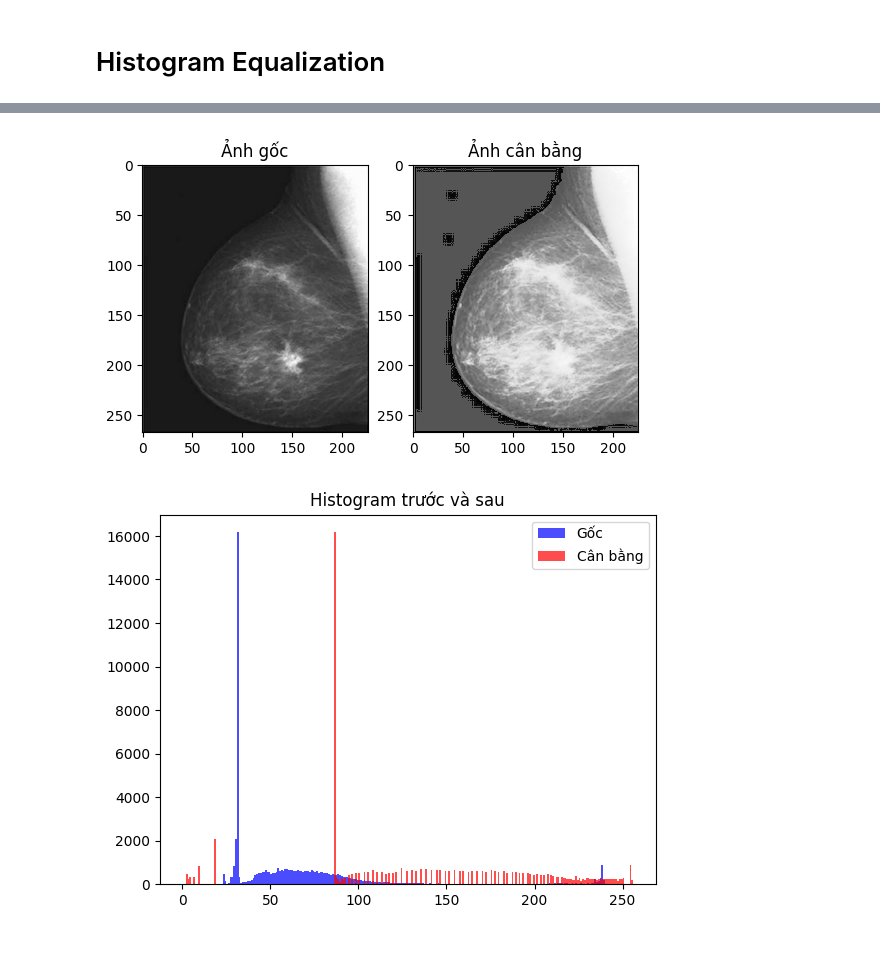
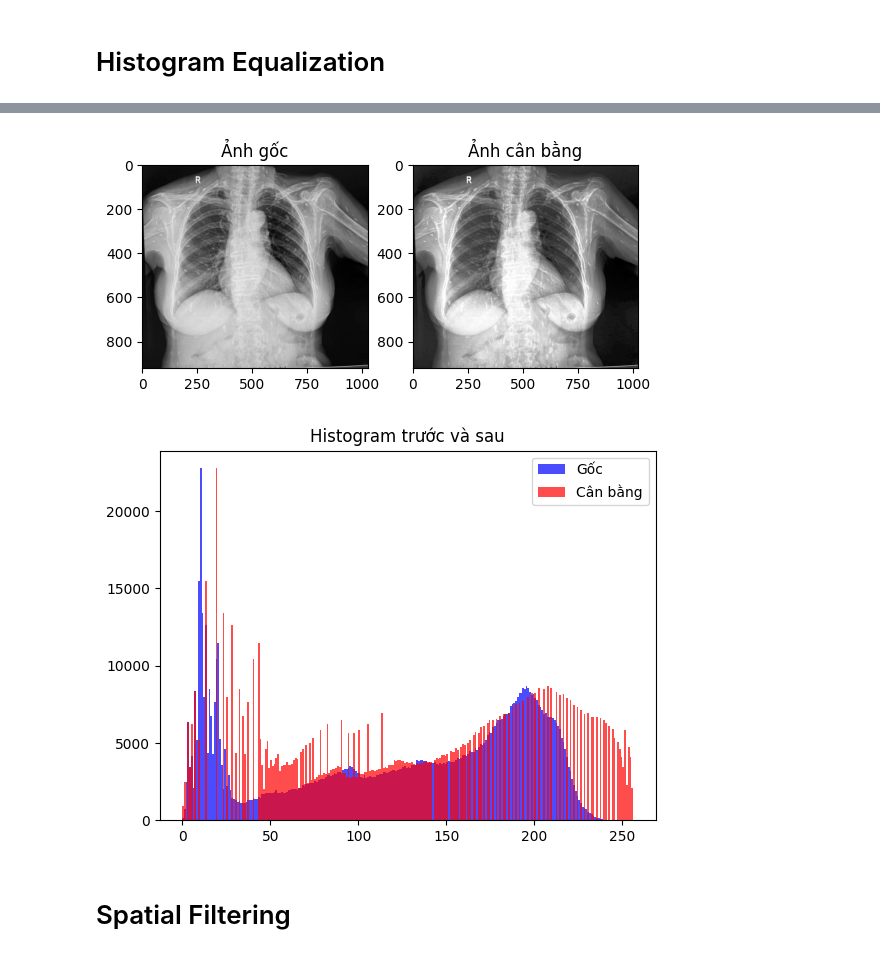
Before and after one commit to piag13/Computer_vision, a Jupyter notebook: lab1.ipynb, the cells around one changed output, grey strips where cells are left out. Drawn from its saved outputs; the diff is of its cells as text; code cells hidden in the pictures.

```diff
--- a/lab1.ipynb
+++ b/lab1.ipynb
@@ -149,27 +179,29 @@ def histogram_equalization(img: np.ndarray):
 
     return img_eq, normalized_cumulative
 # %%
-img = cv2.imread('image.png', cv2.IMREAD_GRAYSCALE)
+img = cv2.imread('san-lon-1024x922.jpg', cv2.IMREAD_GRAYSCALE)
 
 # Gọi hàm histogram_equalization
 img_eq, normalized_cumulative = histogram_equalization(img)
 
 plt.subplot(1,2,1)
 plt.imshow(img, cmap="gray")
 plt.title("Ảnh gốc")
 
 plt.subplot(1,2,2)
 plt.imshow(img_eq, cmap="gray")
 plt.title("Ảnh cân bằng")
 
 plt.show()
 
 plt.figure()
 plt.hist(img.ravel(), bins=256, range=(0,256), color="blue", alpha=0.7, label="Gốc")
 plt.hist(img_eq.ravel(), bins=256, range=(0,256), color="red", alpha=0.7, label="Cân bằng")
 plt.legend()
 plt.title("Histogram trước và sau")
 plt.show()
 # %% [output]
-[figure, old version]
+[figure, new version]
-[figure, old version]
+[figure, new version]
+# %% [markdown]
+# Spatial Filtering
```
Also changed, not shown: parts of 7 cells of this notebook.
